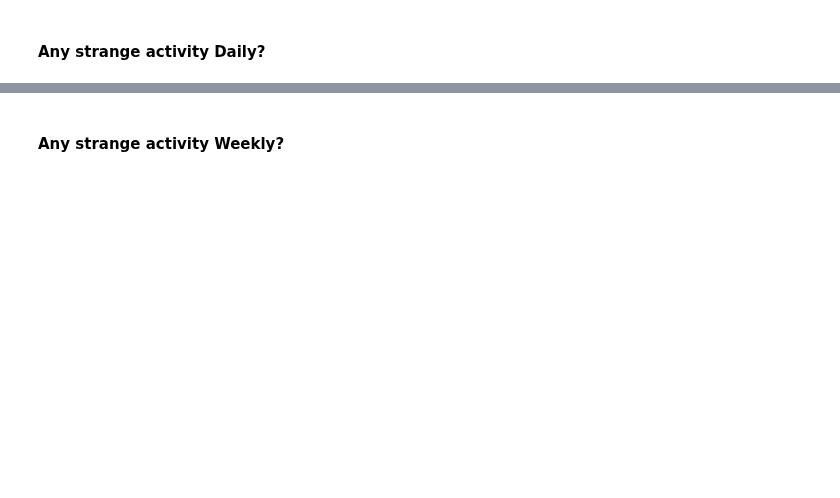
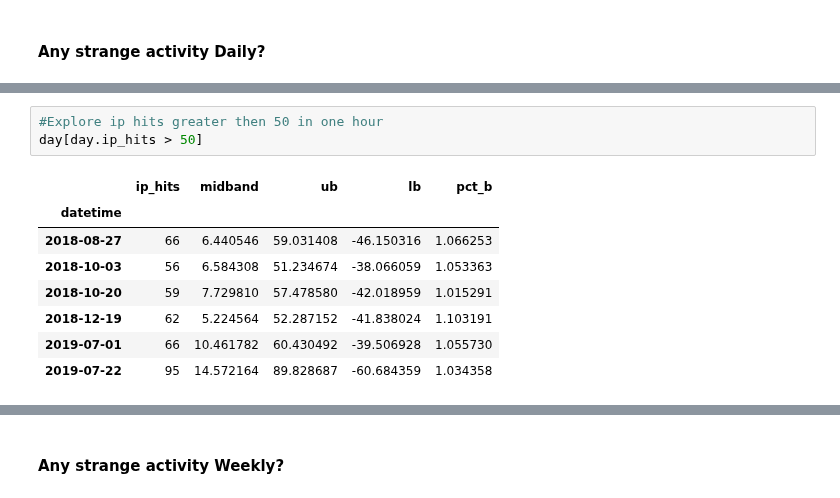
Before and after one commit to CSolitaire/anomaly-detection-exercises, a Jupyter notebook: anomaly_detection_mini_project.ipynb, the cells around one changed output, grey strips where cells are left out. Saved outputs shown, nothing was run; the diff lists cells and outputs as text; blank space fills up the shorter version.

```diff
--- a/anomaly_detection_mini_project.ipynb
+++ b/anomaly_detection_mini_project.ipynb
@@ -1423,0 +1495,12 @@ ValueError: x and y must have same first dimension, but have shapes (241,) and (
+# %%
+#Explore ip hits greater then 50 in one hour
+day[day.ip_hits > 50]
+# %% [output]
+|  | ip_hits | midband | ub | lb | pct_b |
+| datetime |  |  |  |  |  |
+| 2018-08-27 | 66 | 6.440546 | 59.031408 | -46.150316 | 1.066253 |
+| 2018-10-03 | 56 | 6.584308 | 51.234674 | -38.066059 | 1.053363 |
+| 2018-10-20 | 59 | 7.729810 | 57.478580 | -42.018959 | 1.015291 |
+| 2018-12-19 | 62 | 5.224564 | 52.287152 | -41.838024 | 1.103191 |
+| 2019-07-01 | 66 | 10.461782 | 60.430492 | -39.506928 | 1.055730 |
+| 2019-07-22 | 95 | 14.572164 | 89.828687 | -60.684359 | 1.034358 |
```
Also changed, not shown: parts of 34 cells of this notebook.
